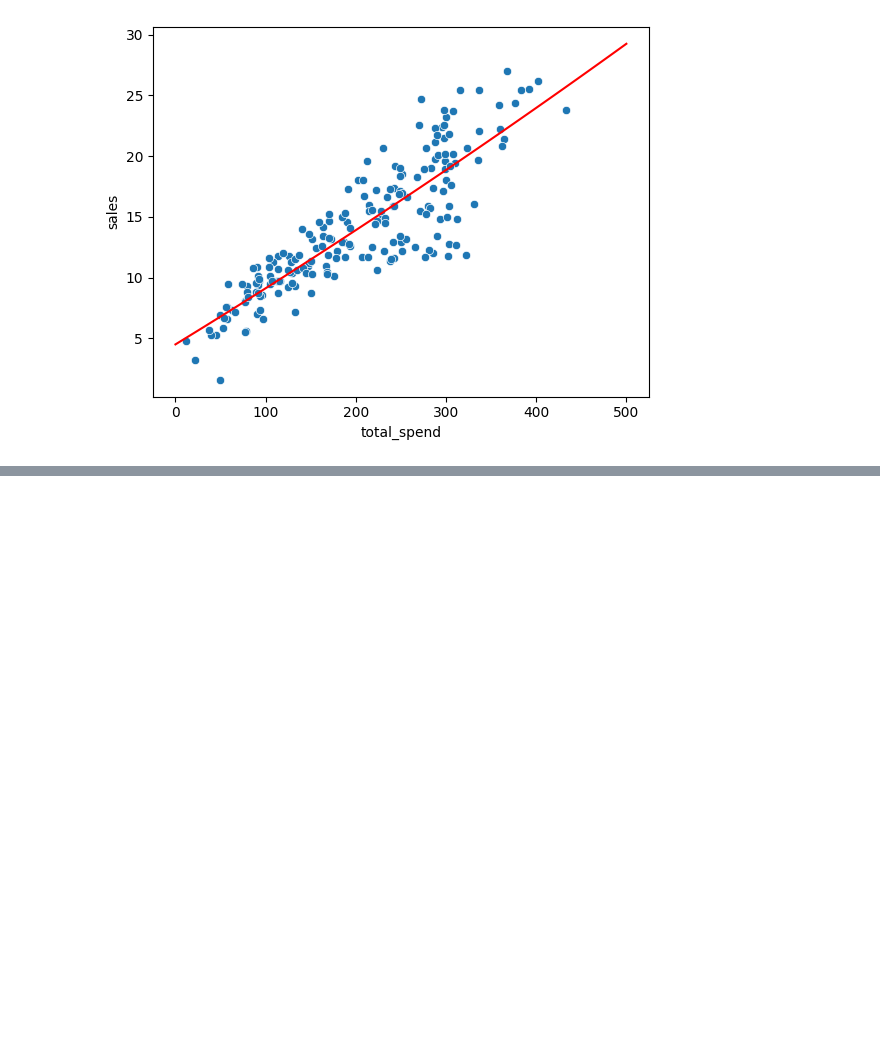
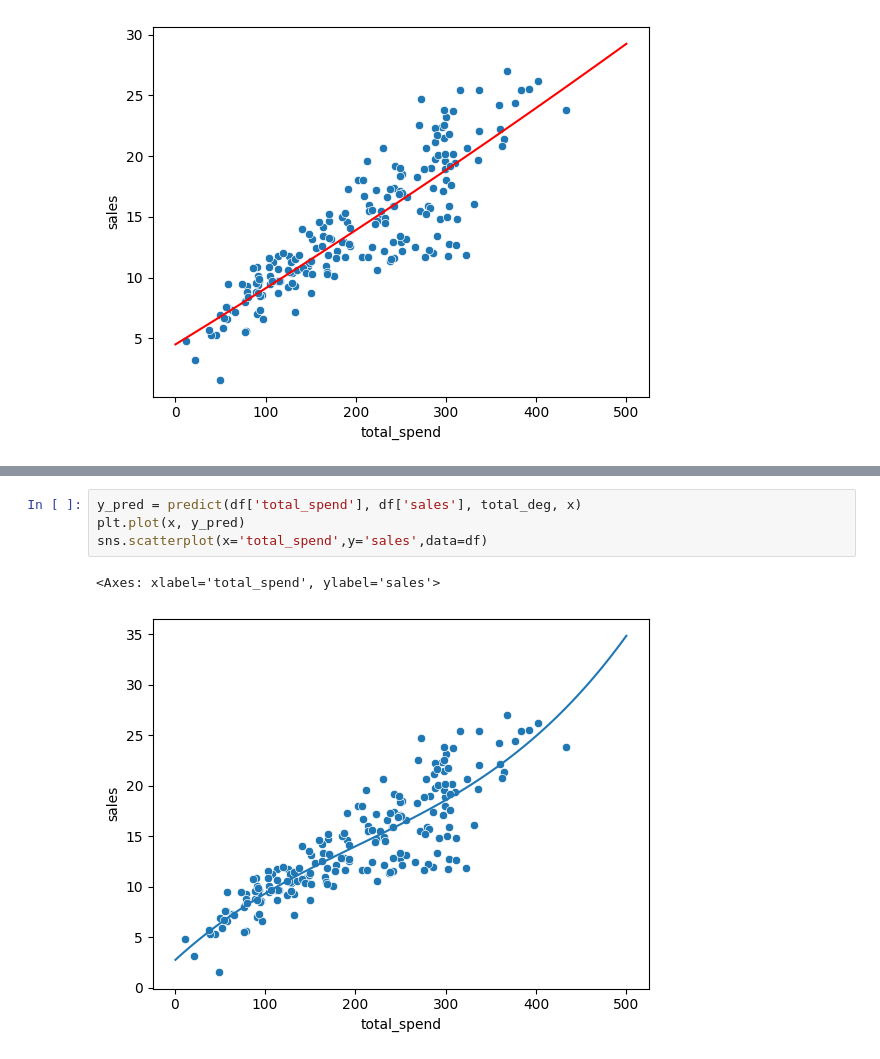
Before and after one commit to UnlimitedV/Learning_ML, a Jupyter notebook: Machine Learning Algorithms/Linear Regression/00-Intro-to-Simple-Linear-Regression.ipynb, the cells around one changed output, grey strips where cells are left out. Saved outputs shown, nothing was run; the diff lists cells and outputs as text; blank space fills up the shorter version.

```diff
--- a/Machine Learning Algorithms/Linear Regression/00-Intro-to-Simple-Linear-Regression.ipynb
+++ b/Machine Learning Algorithms/Linear Regression/00-Intro-to-Simple-Linear-Regression.ipynb
@@ -204,0 +264,7 @@ plt.plot(a, y_p, c='r')
+# %%
+y_pred = predict(df['total_spend'], df['sales'], total_deg, x)
+plt.plot(x, y_pred)
+sns.scatterplot(x='total_spend',y='sales',data=df)
+# %% [output]
+<Axes: xlabel='total_spend', ylabel='sales'>
+[figure, added]
```
Also changed, not shown: parts of 10 cells of this notebook.
